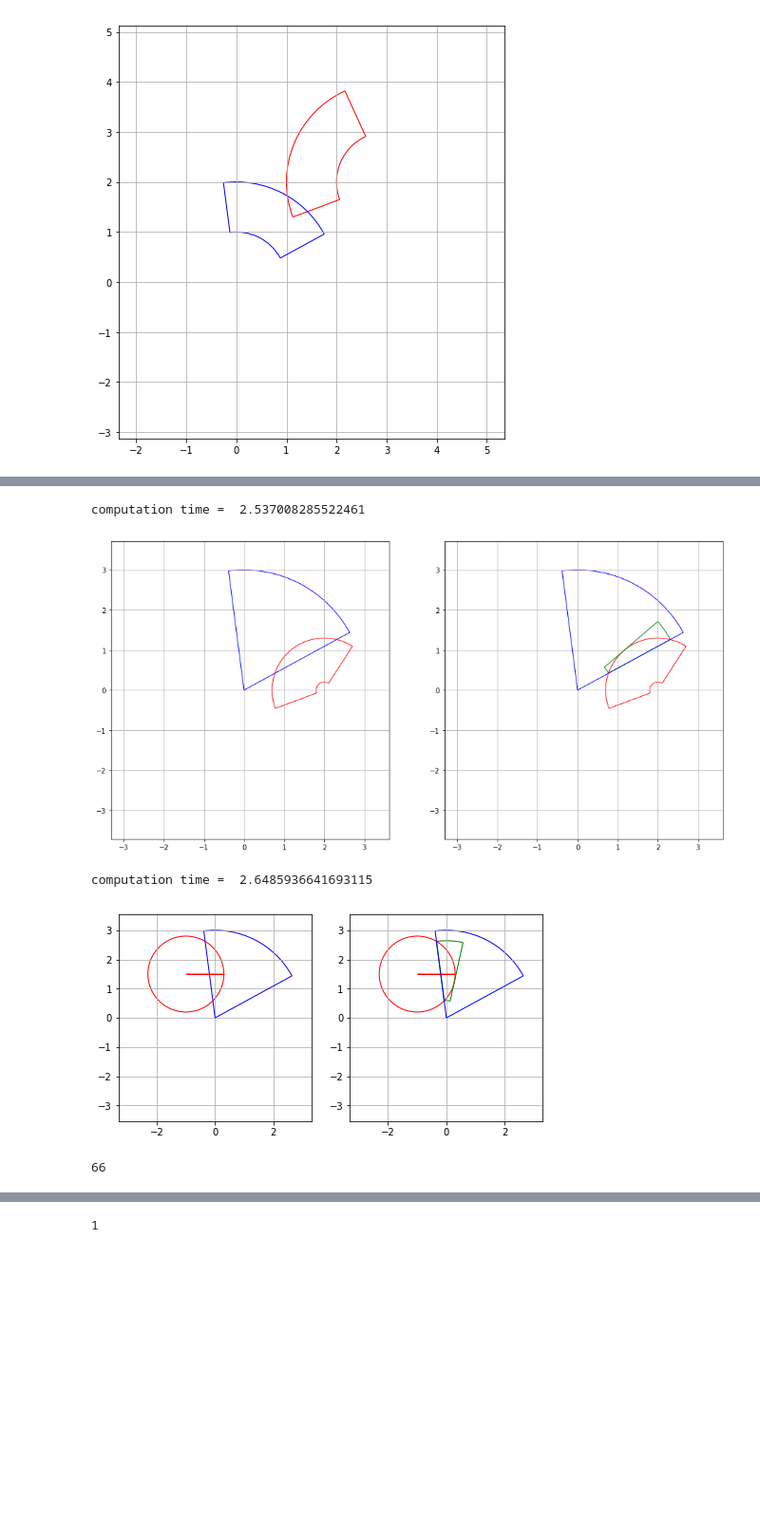
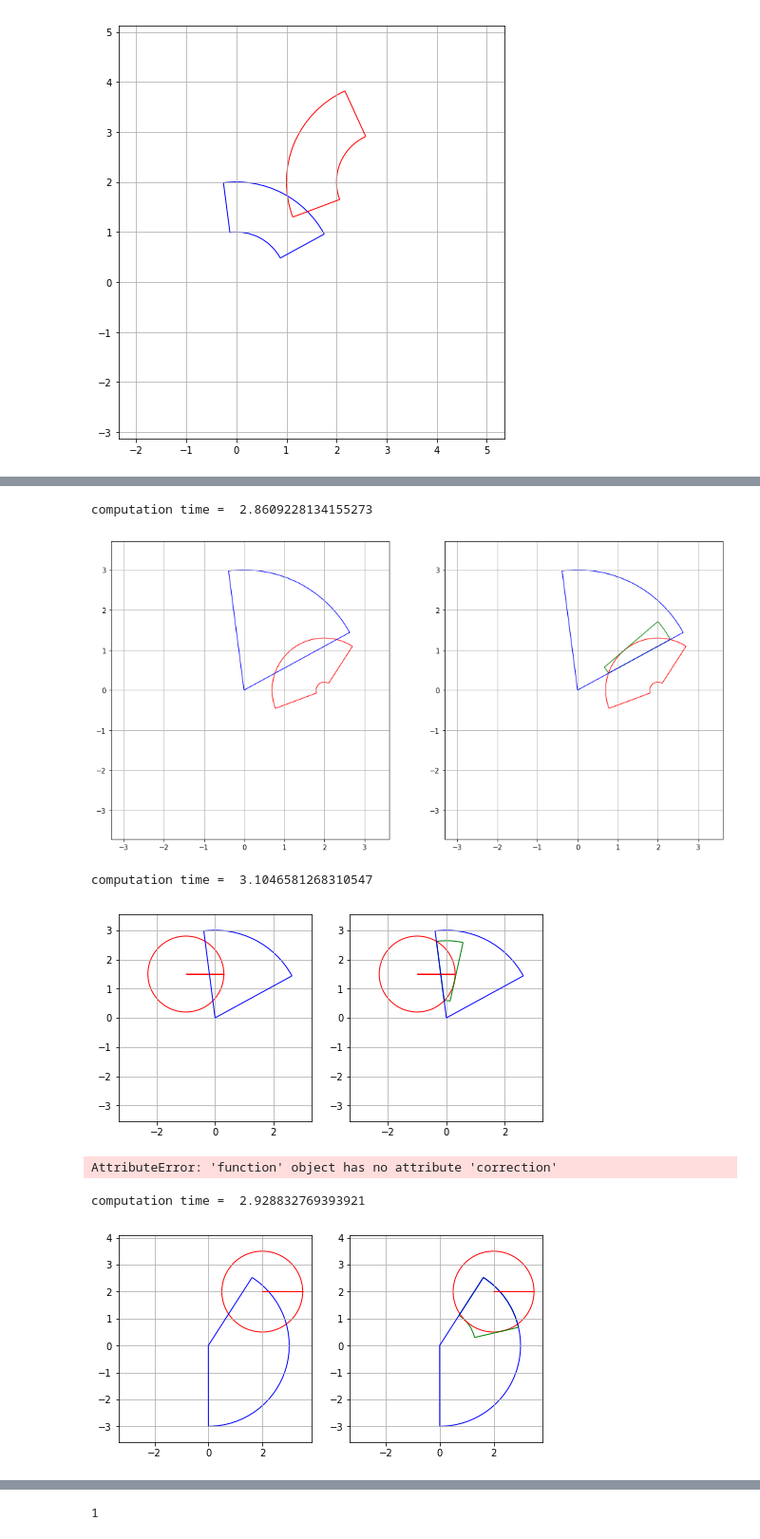
Before and after one commit to KshitijBhat/interval-analysis-method, a Jupyter notebook: fast_algo.ipynb, the cells around one changed output, grey strips where cells are left out. Shown: that part at 95% size. Saved outputs shown, nothing was run; the diff lists cells and outputs as text; code cells hidden in the pictures; blank space fills up the shorter version.

```diff
--- a/fast_algo.ipynb
+++ b/fast_algo.ipynb
@@ -197,7 +131,12 @@ def fast_inclusion(I,Iprime):
     thetamax,thetamin = max(thetas),min(thetas)
     return Interval(rmin,rmax,thetamin,thetamax,I.origin)
 # %%
-#def fast_analysis(self,Iprime):
+def fast_analysis(self,Iprime):
+    def cart2pol(pt):
+        x,y = float(pt.x),float(pt.y)
+        rho = np.sqrt(x**2 + y**2)
+        phi = np.arctan2(y,x) if y>=0 else 2*np.pi + np.arctan2(y,x)
+        return [rho, phi]
     def expts(**kwargs):
         if 'gamma' in kwargs and 'gammaprime' in kwargs:
             gamma = kwargs['gamma']
@@ -213,12 +152,14 @@ def fast_inclusion(I,Iprime):
             d = np.linalg.norm(np.array(self.origin)-np.array(gammaprime.origin))
             phi = cart2pol(Point(Iprime.origin))[1]
             thi = np.arcsin(gammaprime.r/d)
-            thetae = phi + thi*(1 if phi+thi>cart2pol(l.points[0])[1] else -1)
+            thetae = phi + thi*(1 if (phi+thi>=self.theta1 and phi+thi<=self.theta2) else -1)
             return [thetae]
         if 'gamma' in kwargs and 'lprime' in kwargs:
             lprime = kwargs['lprime']
+            gamma = kwargs['gamma']
+            seg = Segment(*intersection(lprime,gamma.circle))
 
-            return [lprime.midpoint]
+            return [seg.midpoint]
     rs = []
     thetas = []
     test_pts = []
@@ -242,19 +183,18 @@ def fast_inclusion(I,Iprime):
             test_pts += pts
         for lp in Iprime.l:
             test_pts += line_line(li,lp)
-    if I.gamma2.encloses(Point(Iprime.origin)) and Iprime.gamma2.encloses(Point(I.origin)):
-        rs += expts(gamma=I.gamma2,gammaprime=Iprime.gamma2)
+    if self.gamma2.encloses(Point(Iprime.origin)) and Iprime.gamma2.encloses(Point(self.origin)):
+        rs += expts(gamma=self.gamma2,gammaprime=Iprime.gamma2)
     for point in Iprime.gamma2.endpoints+Iprime.gamma1.endpoints:
-        if point in I:
+        if point in self:
             test_pts+= [point]
 
     rad_pts = np.array(list(map(cart2pol,test_pts)))
-    print("rs = ", rs, "thetas = ",thetas)
     if len(rad_pts) == 0:
-        return Interval(0,0,0,0,I.origin)
+        return Interval(0,0,0,0,self.origin)
 
     radii = list(rad_pts[:,0]) + rs
     thetas = list(rad_pts[:,1]) + thetas
     rmax,rmin = max(radii),min(radii)
     thetamax,thetamin = max(thetas),min(thetas)
-    return Interval(rmin,rmax,thetamin,thetamax,I.origin)
+    return Interval(rmin,rmax,thetamin,thetamax,self.origin)
@@ -555,7 +508,7 @@ computation time =  2.3111939430236816
 I2 = Interval(0.2,1.3,1,3.5,origin=(2,0))
 I1 = Interval(0,3,0.5,1.7,origin=(0,0))
 t0 = time.time()
-J = fast_inclusion(I1,I2)
+J = I1.fast_analysis(I2)
 t1 = time.time()
 print("computation time = ",t1-t0)
 fig= plt.figure(figsize = (16,8))
@@ -572,13 +525,13 @@ plt.axis('equal')
 plt.grid()
 plt.show()
 # %% [output]
-computation time =  2.537008285522461
+computation time =  2.8609228134155273
 [figure]
 # %%
 I2 = Interval(0,1.3,0,6.28,origin=(-1,1.5))
 I1 = Interval(0,3,0.5,1.7,origin=(0,0))
 t0 = time.time()
-J = fast_inclusion(I1,I2)
+J = I1.fast_analysis(I2)
 t1 = time.time()
 print("computation time = ",t1-t0)
 fig= plt.figure(figsize = (8,4))
@@ -595,10 +548,5 @@ plt.axis('equal')
 plt.grid()
 plt.show()
 # %% [output]
-computation time =  2.6485936641693115
+computation time =  3.1046581268310547
 [figure]
-# %%
-aaa = np.array([[1,2],[28,3],[34,66]])
-max(aaa[:,1])
-# %% [output]
-66
@@ -604,0 +713,4 @@ max(aaa[:,1])
+# %%
+I1.fast_analysis.correction([0,4])
+# %% [output]
+AttributeError: 'function' object has no attribute 'correction'
@@ -604,0 +744,24 @@ max(aaa[:,1])
+# %%
+I2 = Interval(0,1.5,0,6.28,origin=(2,2))
+I1 = Interval(0,3,-1.57,1,origin=(0,0))
+t0 = time.time()
+J = I1.fast_analysis(I2)
+t1 = time.time()
+print("computation time = ",t1-t0)
+# arc_arc(I1.gamma2,I2.gamma2)
+fig= plt.figure(figsize = (8,4))
+ax = fig.add_subplot(1,2,1)
+I2.draw(ax,'red')
+I1.draw(ax,'blue')
+plt.axis('equal')
+plt.grid()
+ax1 = fig.add_subplot(1,2,2)
+J.draw(ax1,'green')
+I2.draw(ax1,'red')
+I1.draw(ax1,'blue')
+plt.axis('equal')
+plt.grid()
+plt.show()
+# %% [output]
+computation time =  2.928832769393921
+[figure, added]
```
Also changed, not shown: parts of 18 cells of this notebook, 1 other file.
